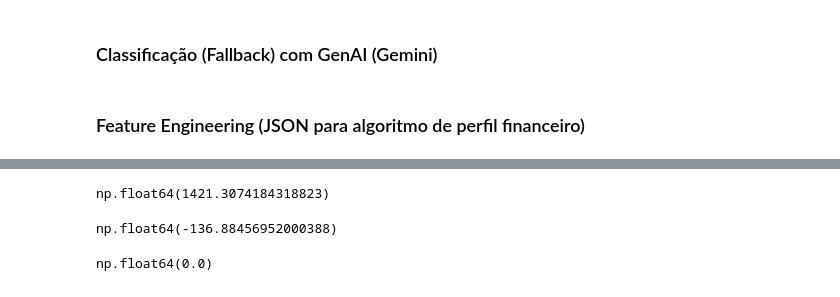
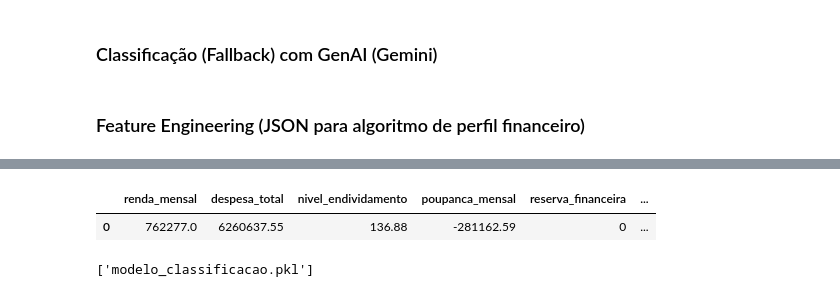
Before and after one commit to No-Country-simulation/smart-finance-ai-g9-team-11, a Jupyter notebook: ml/notebooks/01_eda_transactions_vitor.ipynb, the cells around one changed output, grey strips where cells are left out. Drawn from its saved outputs; the diff is of its cells as text; code cells hidden in the pictures.

```diff
--- a/ml/notebooks/01_eda_transactions_vitor.ipynb
+++ b/ml/notebooks/01_eda_transactions_vitor.ipynb
@@ -454,41 +334,0 @@ np.float64(10834299.55)
-# %%
-# Ajustar com dados do usuário
-
-comprometimento_renda = (
-    despesa_total /
-    renda_mensal
-) * 100
-
-comprometimento_renda
-# %% [output]
-np.float64(1421.3074184318823)
-# %%
-taxa_poupanca = (
-    poupanca_mensal /
-    renda_mensal
-) * 100
-
-taxa_poupanca
-# %% [output]
-np.float64(-136.88456952000388)
-# %%
-meses_reserva = (
-    reserva_financeira /
-    despesa_mensal
-)
-
-meses_reserva
-# %% [output]
-np.float64(0.0)
-# %%
-features = pd.DataFrame([{
-    "renda_mensal": renda_mensal,
-    "despesa_total": despesa_total,
-    "nivel_endividamento": nivel_endividamento,
-    "poupanca_mensal": poupanca_mensal,
-    "ticket_medio": ticket_medio,
-    "percentual_essenciais": percentual_essenciais,
-    "percentual_recorrentes": percentual_recorrentes,
-    "comprometimento_renda": comprometimento_renda,
-    "taxa_poupanca": taxa_poupanca
-}])
@@ -494,0 +486,11 @@ features = pd.DataFrame([{
+# %%
+extrair_features(df)
+# %% [output]
+|  | renda_mensal | despesa_total | nivel_endividamento | poupanca_mensal | reserva_financeira | ... |
+| 0 | 762277.0 | 6260637.55 | 136.88 | -281162.59 | 0 | ... |
+# %%
+import joblib
+
+joblib.dump(pipeline_nlp2, "modelo_classificacao.pkl")
+# %% [output]
+['modelo_classificacao.pkl']
```
Also changed, not shown: parts of 17 cells of this notebook, 6 other files.
